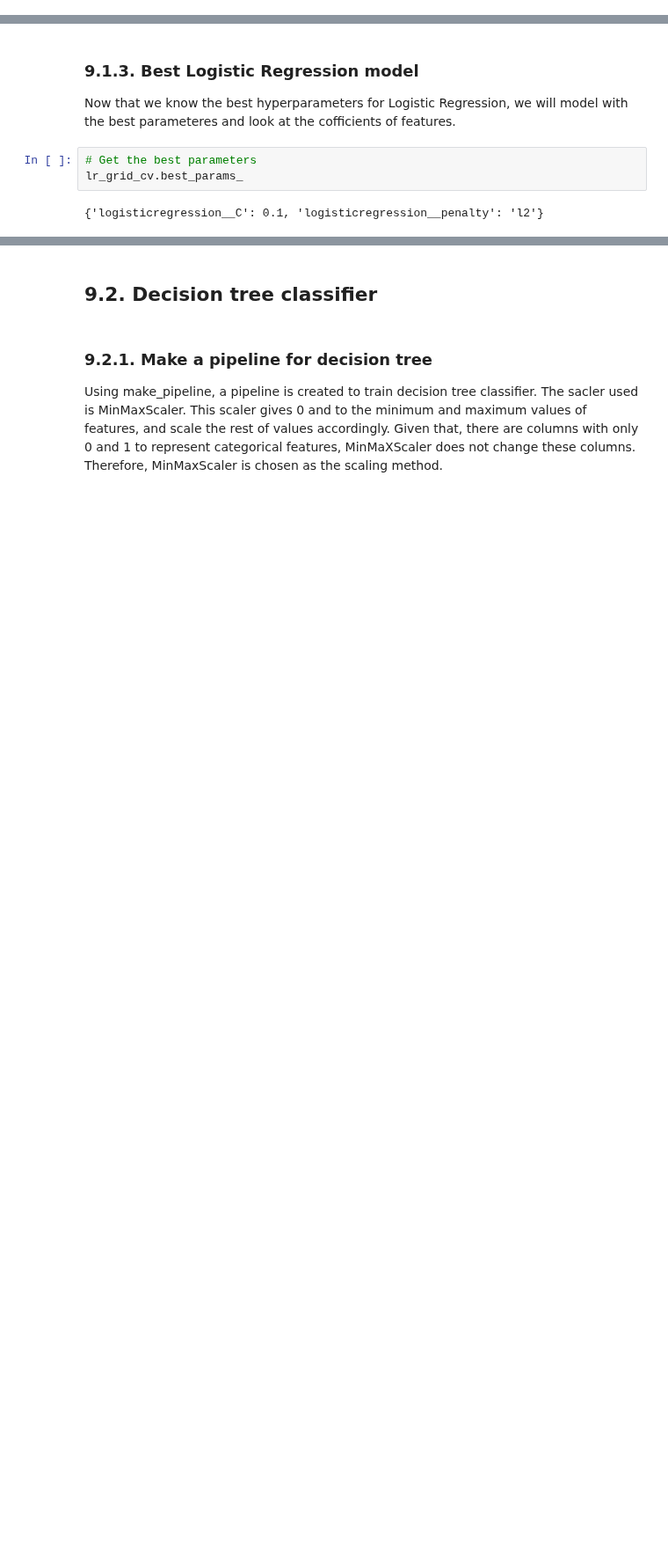
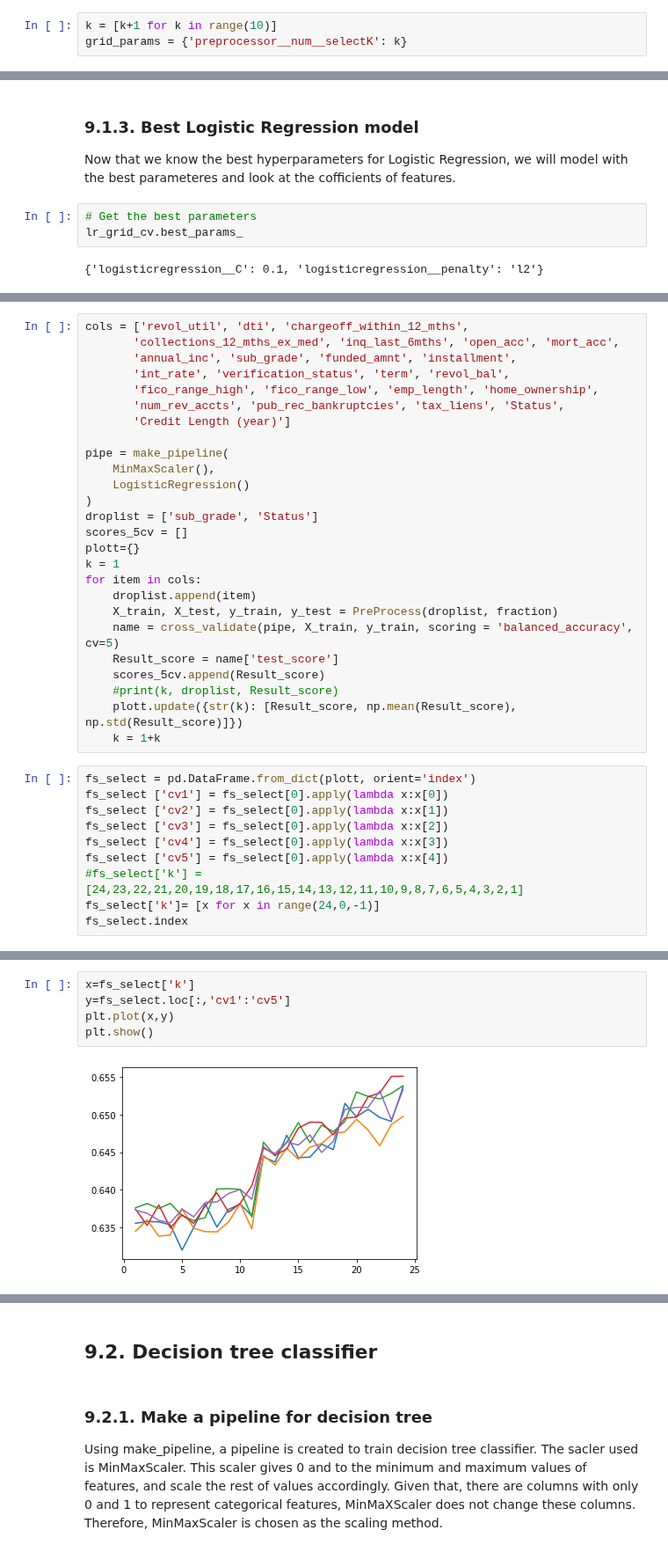
Before and after one commit to somayehY/SomayeYoussefi, a Jupyter notebook: LendingClub/LendingClub_preprocessing_modeling.ipynb, the cells around one changed output, grey strips where cells are left out. Shown at 88% size. Cells and saved outputs as stored; diff of their text form; blank space fills up the shorter version.

Commit message:
Update LendingClub_preprocessing_modeling.ipynb
SelectKBest !

```diff
--- a/LendingClub/LendingClub_preprocessing_modeling.ipynb
+++ b/LendingClub/LendingClub_preprocessing_modeling.ipynb
@@ -143,0 +234,3 @@ X_res.shape
+# %%
+k = [k+1 for k in range(10)]
+grid_params = {'preprocessor__num__selectK': k}
@@ -331,0 +563,36 @@ weighted avg       0.65      0.65      0.65    364701
+# %%
+cols = ['revol_util', 'dti', 'chargeoff_within_12_mths',
+       'collections_12_mths_ex_med', 'inq_last_6mths', 'open_acc', 'mort_acc',
+       'annual_inc', 'sub_grade', 'funded_amnt', 'installment',
+       'int_rate', 'verification_status', 'term', 'revol_bal',
+       'fico_range_high', 'fico_range_low', 'emp_length', 'home_ownership',
+       'num_rev_accts', 'pub_rec_bankruptcies', 'tax_liens', 'Status',
+       'Credit Length (year)']
+
+pipe = make_pipeline(
+    MinMaxScaler(),
+    LogisticRegression()
+)
+droplist = ['sub_grade', 'Status']
+scores_5cv = []
+plott={}
+k = 1
+for item in cols:
+    droplist.append(item)
+    X_train, X_test, y_train, y_test = PreProcess(droplist, fraction)
+    name = cross_validate(pipe, X_train, y_train, scoring = 'balanced_accuracy', cv=5)
+    Result_score = name['test_score']
+    scores_5cv.append(Result_score)
+    #print(k, droplist, Result_score)
+    plott.update({str(k): [Result_score, np.mean(Result_score), np.std(Result_score)]})
+    k = 1+k
+# %%
+fs_select = pd.DataFrame.from_dict(plott, orient='index')
+fs_select ['cv1'] = fs_select[0].apply(lambda x:x[0])
+fs_select ['cv2'] = fs_select[0].apply(lambda x:x[1])
+fs_select ['cv3'] = fs_select[0].apply(lambda x:x[2])
+fs_select ['cv4'] = fs_select[0].apply(lambda x:x[3])
+fs_select ['cv5'] = fs_select[0].apply(lambda x:x[4])
+#fs_select['k'] =[24,23,22,21,20,19,18,17,16,15,14,13,12,11,10,9,8,7,6,5,4,3,2,1]
+fs_select['k']= [x for x in range(24,0,-1)]
+fs_select.index
@@ -331,0 +603,7 @@ weighted avg       0.65      0.65      0.65    364701
+# %%
+x=fs_select['k']
+y=fs_select.loc[:,'cv1':'cv5']
+plt.plot(x,y)
+plt.show()
+# %% [output]
+[figure, added]
```
Also changed, not shown: parts of 76 cells of this notebook.
